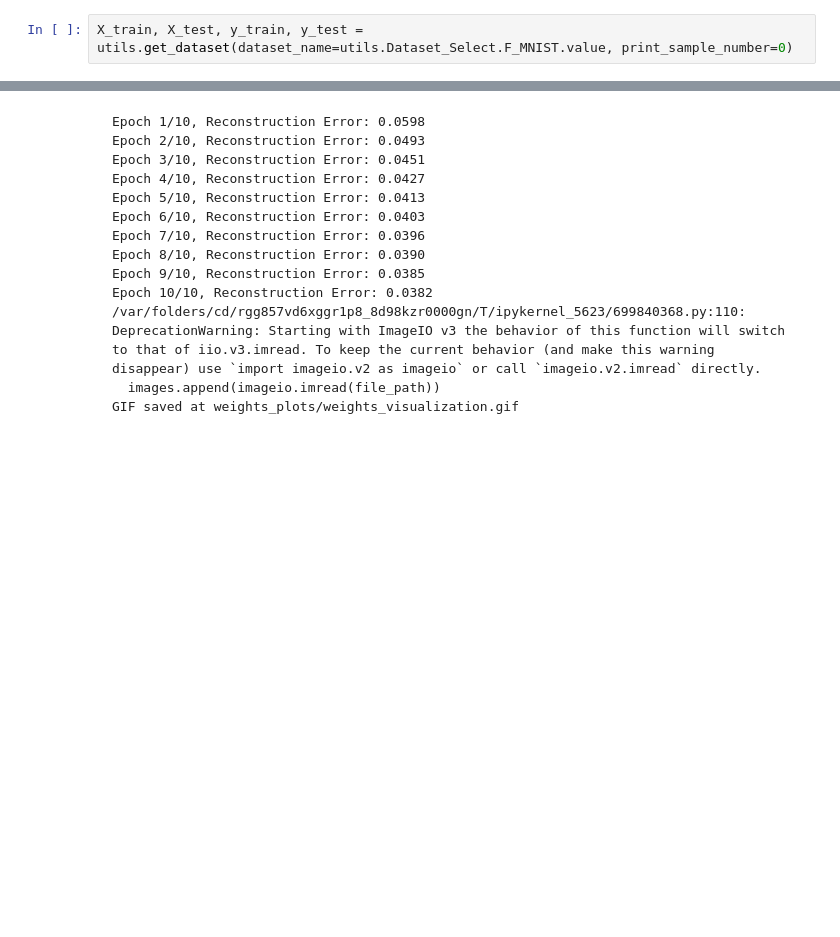
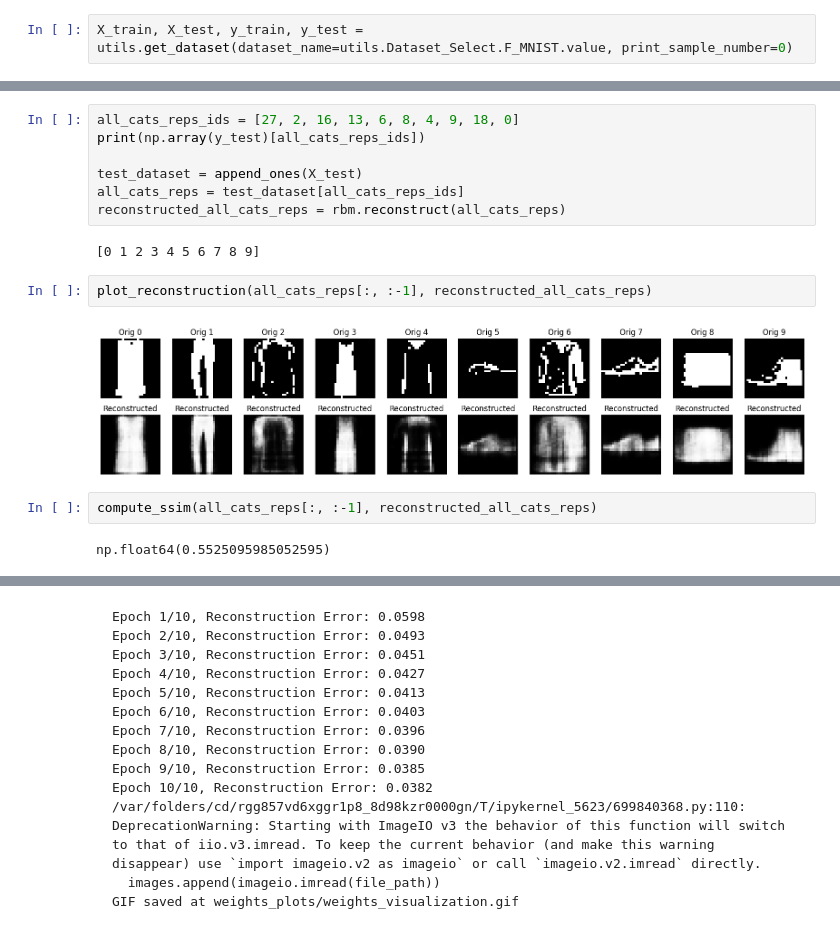
Before and after one commit to mwardynski/machine-learning, a Jupyter notebook: lab7/lab7_3.ipynb, the cells around one changed output, grey strips where cells are left out. Cells and saved outputs as stored; diff of their text form; blank space fills up the shorter version.

```diff
--- a/lab7/lab7_3.ipynb
+++ b/lab7/lab7_3.ipynb
@@ -237,0 +230,17 @@ Training finished!
+# %%
+all_cats_reps_ids = [27, 2, 16, 13, 6, 8, 4, 9, 18, 0]
+print(np.array(y_test)[all_cats_reps_ids])
+
+test_dataset = append_ones(X_test)
+all_cats_reps = test_dataset[all_cats_reps_ids]
+reconstructed_all_cats_reps = rbm.reconstruct(all_cats_reps)
+# %% [output]
+[0 1 2 3 4 5 6 7 8 9]
+# %%
+plot_reconstruction(all_cats_reps[:, :-1], reconstructed_all_cats_reps)
+# %% [output]
+[figure, added]
+# %%
+compute_ssim(all_cats_reps[:, :-1], reconstructed_all_cats_reps)
+# %% [output]
+np.float64(0.5525095985052595)
```
Also changed, not shown: parts of 13 cells of this notebook.
